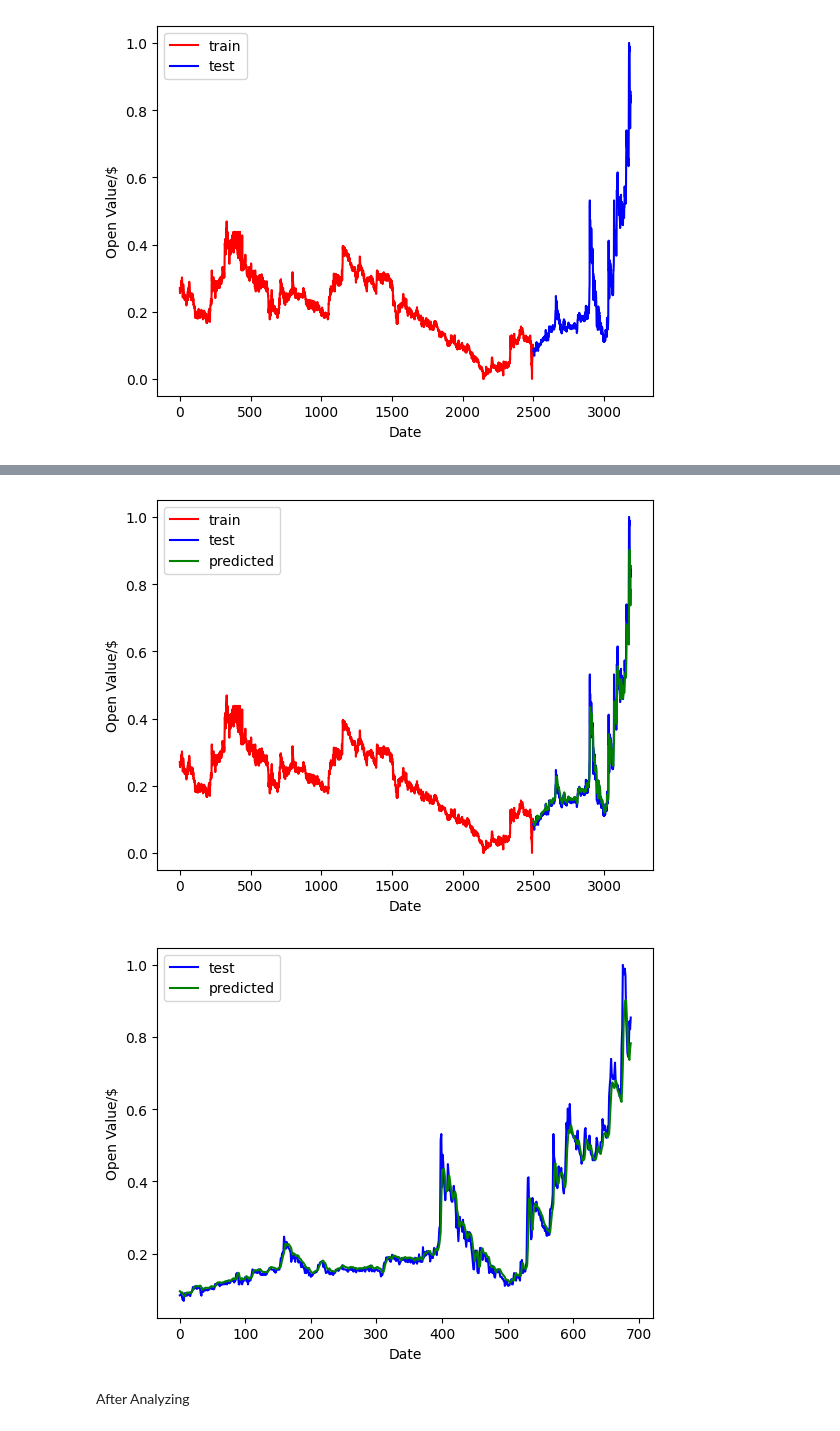
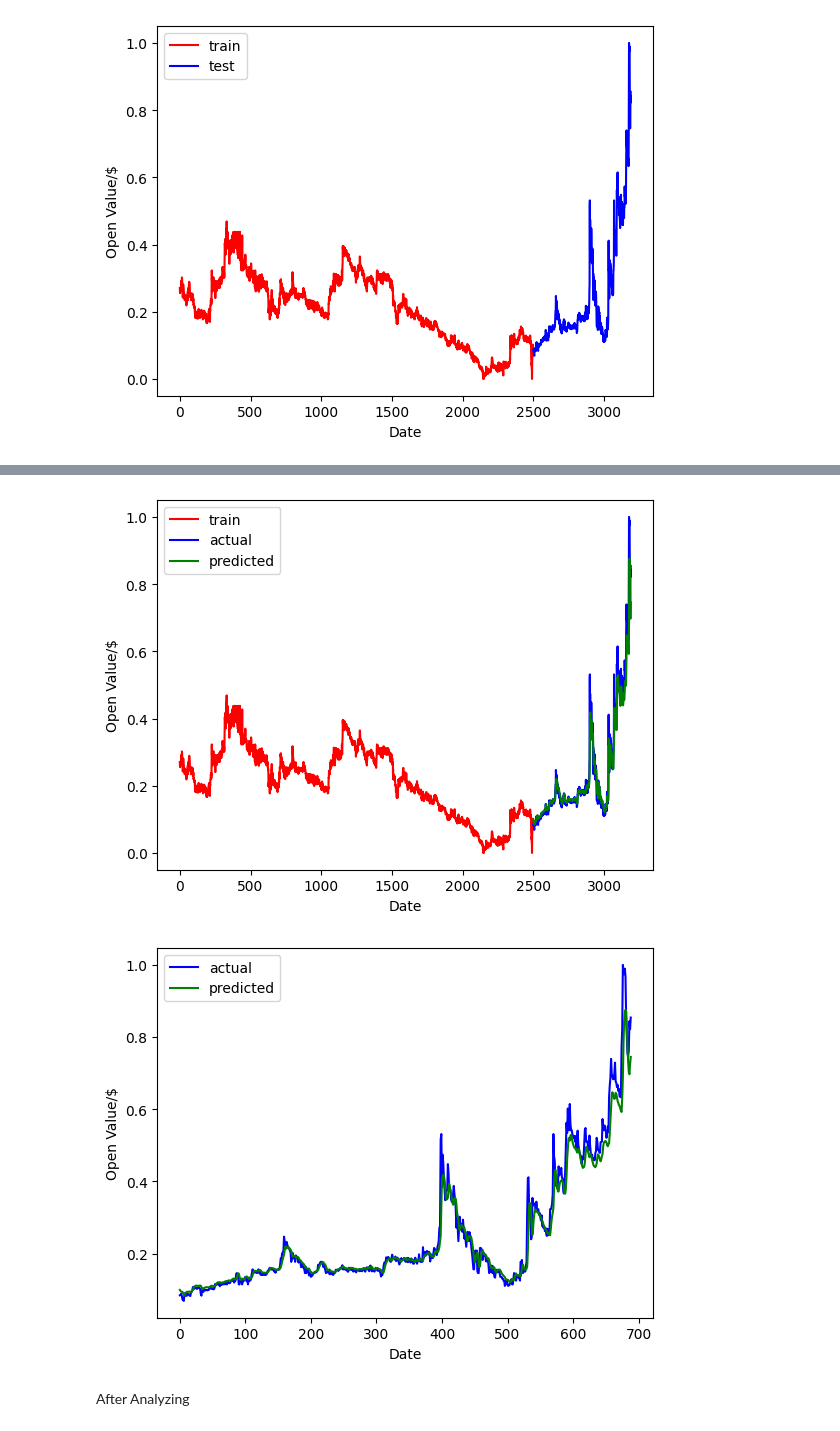
Before and after one commit to NisalDeZoysa/SLT-Stock-Market-Prediction, a Jupyter notebook: 2 - LSTM Training.ipynb, the cells around one changed output, grey strips where cells are left out. Cells and saved outputs as stored; diff of their text form; code cells hidden in the pictures.

```diff
--- a/2 - LSTM Training.ipynb
+++ b/2 - LSTM Training.ipynb
@@ -65,6 +65,6 @@ model.add(Dense(1,activation='linear'))
 
 model.compile(loss='mse',optimizer='adam')
 # %%
-history=model.fit(train_data,train_target,epochs=50,validation_data=(test_data,test_target))
+history=model.fit(train_data,train_target,epochs=50)
 # %% [output]
 Epoch 1/50
@@ -108,7 +108,7 @@ test_x_range=np.arange(2500,3189,1)
 #test_x_range is an array of values between 1000-1208
 
 plt.plot(train_target,'r',label='train')
-plt.plot(test_x_range,test_target,'b',label='test')
+plt.plot(test_x_range,test_target,'b',label='actual')
 plt.plot(test_x_range,result,'g',label='predicted')
 
 plt.xlabel('Date')
@@ -116,15 +116,15 @@ plt.ylabel('Open Value/$')
 plt.legend()
 plt.show()
 # %% [output]
-[figure, old version]
+[figure, new version]
 # %%
-plt.plot(test_target,'b',label='test')
+plt.plot(test_target,'b',label='actual')
 plt.plot(result,'g',label='predicted')
 
 plt.xlabel('Date')
 plt.ylabel('Open Value/$')
 plt.legend()
 plt.show()
 # %% [output]
-[figure, old version]
+[figure, new version]
 # %%
```
Also changed, not shown: parts of 6 cells of this notebook.
